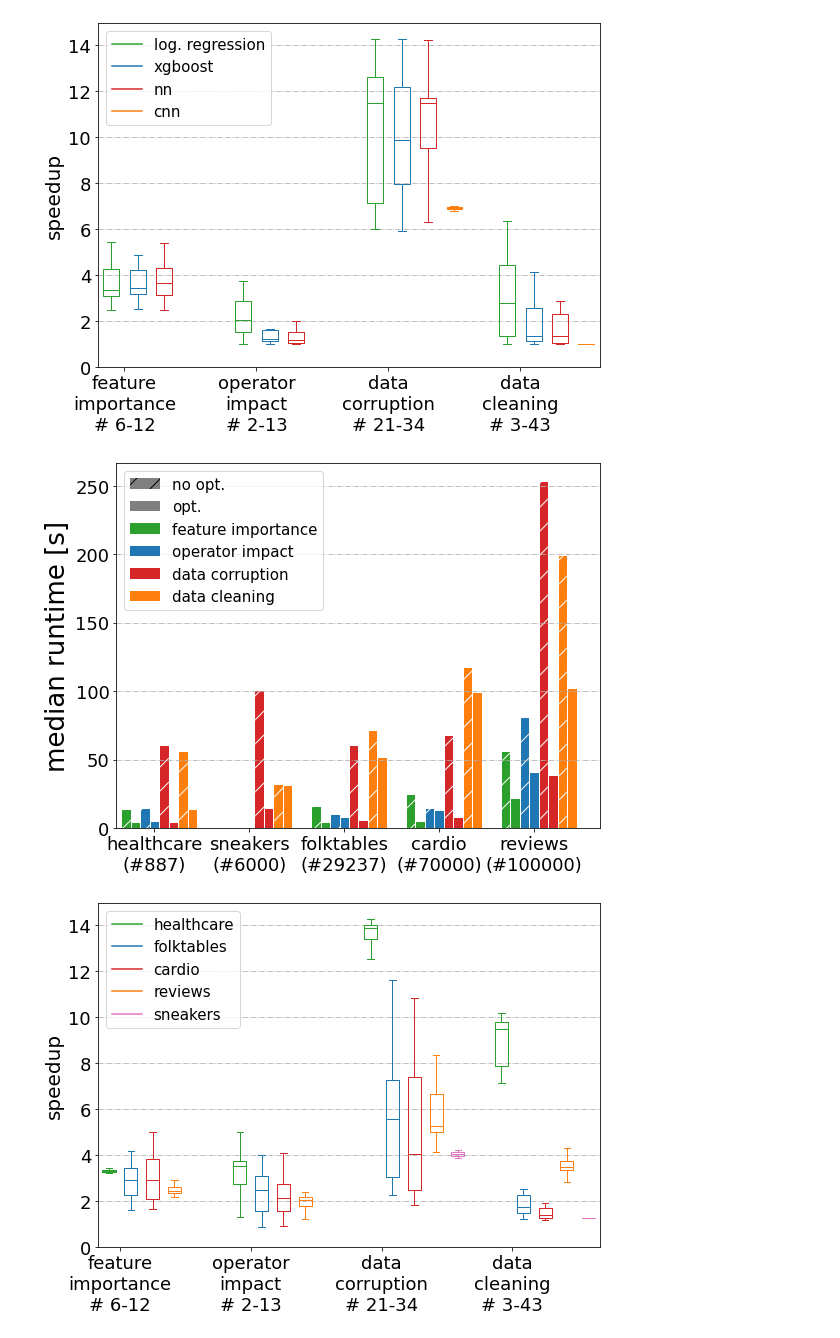
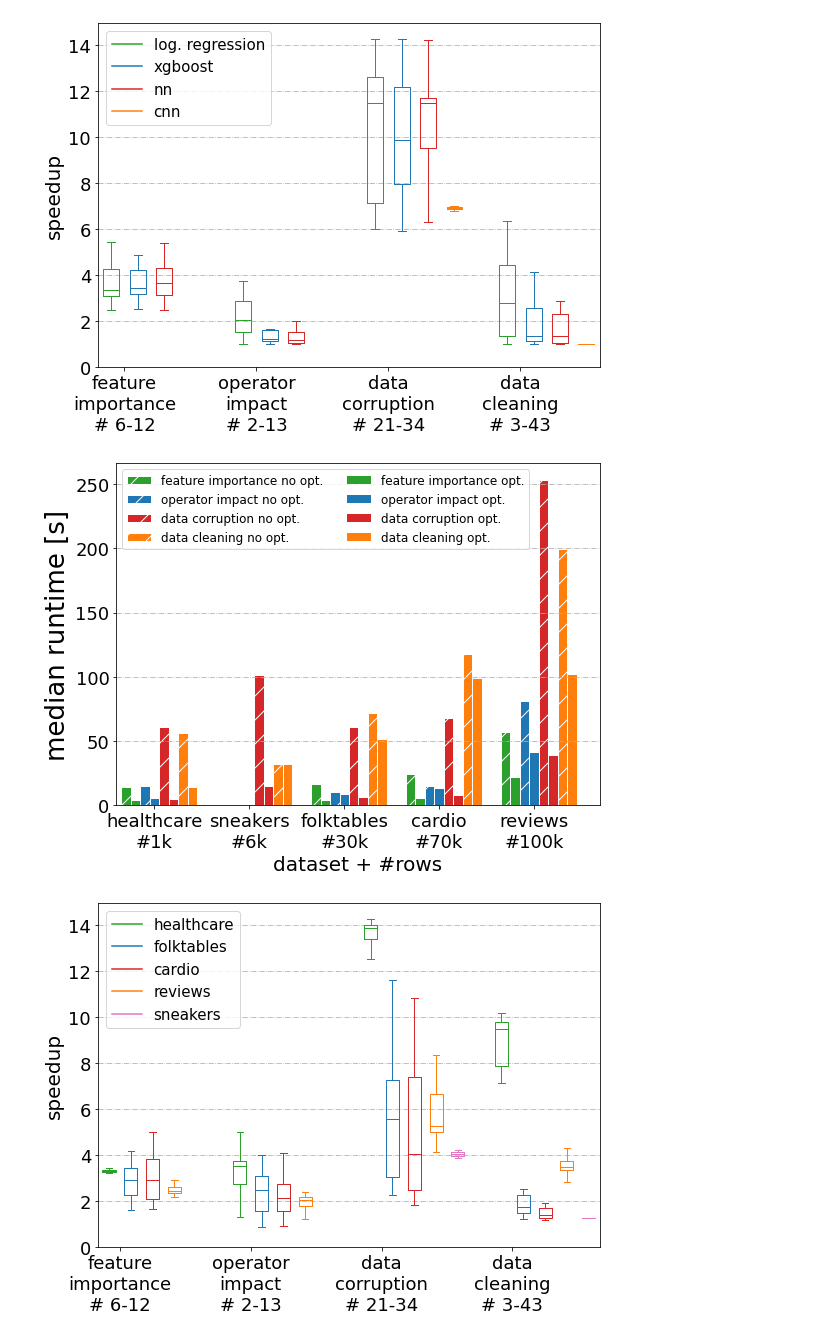
Before and after one commit to stefan-grafberger/mlwhatif, a Jupyter notebook: experiments/end_to_end/plot-benchmark-results--end-to-end.ipynb, the cells around one changed output. Drawn from its saved outputs; the diff is of its cells as text; code cells hidden in the pictures.

Commit message:
Runtime plot feedback Sebastian

```diff
--- a/experiments/end_to_end/plot-benchmark-results--end-to-end.ipynb
+++ b/experiments/end_to_end/plot-benchmark-results--end-to-end.ipynb
@@ -371,6 +371,7 @@ speedup_box_plot(pretty_scenario_names, 'speedup_per_scenario_per_model_without_
 # %%
 def speedup_bar_plot(data, title, with_outliers, group_col_1, group_col_2, plot_column, absolute_times):
     fig, ax = plt.subplots()
+    # ax.set_yscale('log')
 
     classes_col1 = list(data[group_col_1].unique())
     classes_col2 = list(data[group_col_2].unique())
@@ -405,23 +406,27 @@ def speedup_bar_plot(data, title, with_outliers, group_col_1, group_col_2, plot_
         if with_outliers is False:
             plt.ylim(0, None)
     # plt.xlabel('# rows', fontsize=26)
+    plt.xlabel('dataset + #rows', fontsize=20)
     plt.xlim(0, None)
     ax.set_xticks([4 + (len(classes_col2) + 2) * group1_index for group1_index, _ in enumerate(classes_col1)])
     ax.tick_params(axis='both', which='major', labelsize=18)
     ax.set_xticklabels(classes_col1, fontsize=18)
 
-    handles = []
-    handles.append(patches.Patch( facecolor='grey',hatch="/",label='no opt.'))
-    handles.append(patches.Patch( facecolor='grey',hatch=None,label='opt.'))
+    handles1 = []
+    handles2 = []
+    # handles.append(patches.Patch( facecolor='grey',hatch="/",label='no opt.'))
+    # handles.append(patches.Patch( facecolor='grey',hatch=None,label='opt.'))
     for class_index, (class2, color) in enumerate(zip(classes_col2, colors)):
+        # class2_name = class2.replace(" no opt.", "")
         if (class_index % 2) == 0:
-            class2_name = class2.replace(" no opt.", "")
-            handles.append(patches.Patch( facecolor=color,hatch=None,label=class2_name))
-            # patches.Patch( facecolor='grey',hatch="/",label='no. opt')
-            # line = plt.plot([], c=color, label=class2_name)[0]
-            # handles.append(line)
+            handles1.append(patches.Patch(facecolor=color,edgecolor='white', hatch="/",label=class2))
+        else:
+            handles2.append(patches.Patch(facecolor=color,hatch=None,label=class2))
 
-    plt.legend(fontsize=15, handles=handles, loc="upper left")
+        # patches.Patch( facecolor='grey',hatch="/",label='no. opt')
+        # line = plt.plot([], c=color, label=class2_name)[0]
+        # handles.append(line)
+    plt.legend(fontsize=12, handles=handles1 + handles2, loc="upper left", ncol=2)
 
     plt.gcf().set_size_inches(8, 6)
     plt.tight_layout()
@@ -457,39 +462,39 @@ with_opt['scenario'] = with_opt['scenario'] + " opt."
 no_opt = pretty_scenario_names.copy()
 no_opt['runtime'] = no_opt['median_no_opt'] / 1000
 no_opt['scenario'] = no_opt['scenario'] + " no opt."
 
 data_set_sort_order = {
     'healthcare': 0,
     'sneakers': 1,
     'folktables': 2,
     'cardio': 3,
     'reviews': 4,
 }
 scenario_sort_order = {
     'feature importance no opt.': 0,
     'feature importance opt.': 1,
     'operator impact no opt.': 2,
     'operator impact opt.': 3,
     'data corruption no opt.': 4,
     'data corruption opt.': 5,
     'data cleaning no opt.': 6,
     'data cleaning opt.': 7
 }
 data_set_row_count_map = {
-    'healthcare': 'healthcare\n(#887)',
-    'sneakers': 'sneakers\n(#6000)',
-    'folktables': 'folktables\n(#29237)',
-    'cardio': 'cardio\n(#70000)',
-    'reviews': 'reviews\n(#100000)',
+    'healthcare': 'healthcare\n#1k',
+    'sneakers': 'sneakers\n#6k',
+    'folktables': 'folktables\n#30k',
+    'cardio': 'cardio\n#70k',
+    'reviews': 'reviews\n#100k',
 }
 opt_and_no_opt = pd.concat([with_opt, no_opt], axis=0)
 opt_and_no_opt["dataset_sort_order"] = opt_and_no_opt["dataset"].map(data_set_sort_order)
 opt_and_no_opt["scenario_sort_order"] = opt_and_no_opt["scenario"].map(scenario_sort_order)
 opt_and_no_opt = opt_and_no_opt.sort_values(["dataset_sort_order", "scenario_sort_order"])
 opt_and_no_opt['dataset'] = opt_and_no_opt['dataset'].map(data_set_row_count_map)
 speedup_bar_plot(opt_and_no_opt, 'runtime_w_and_wo_per_dataset_per_scenario_without_outliers', False, 'dataset', 'scenario', 'runtime', True)
 # %% [output]
-[figure, old version]
+[figure, new version]
 # %%
 # Without outliers
 scenario_names = {
```
Also changed, not shown: 1 other file.
